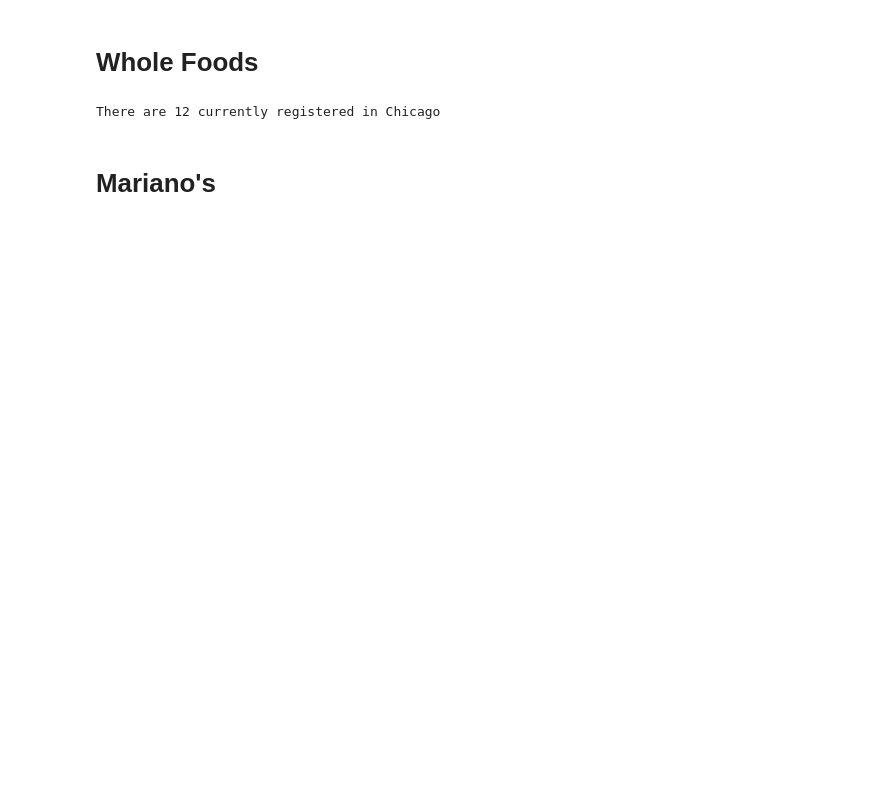
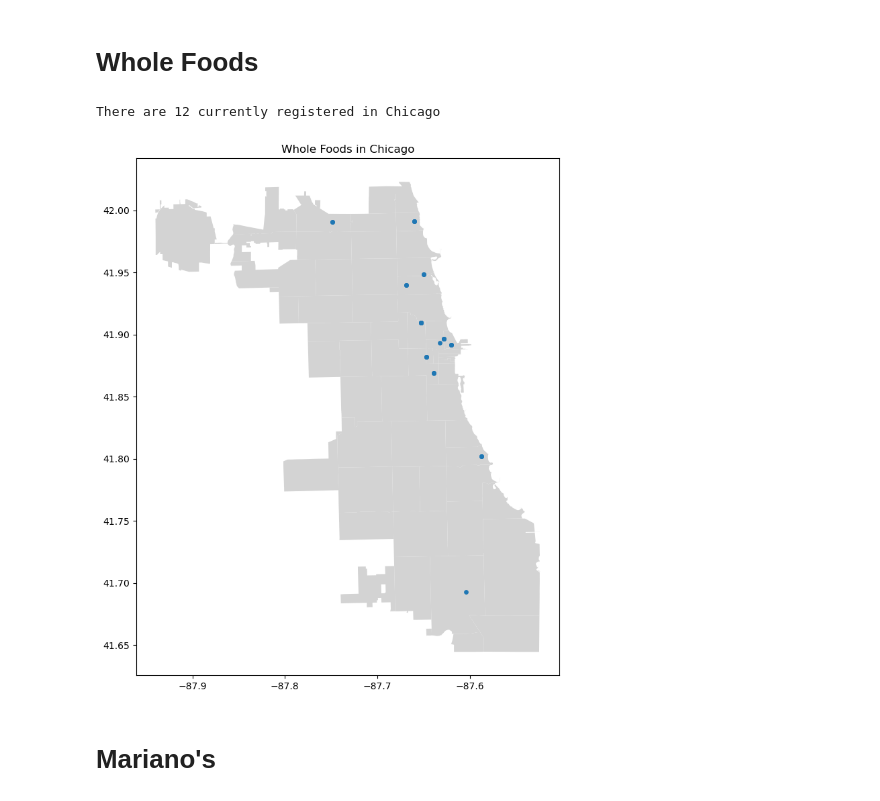
Before and after one commit to j-max/chicago_data, a Jupyter notebook: businesses/grocery_stores/grocery_stores.ipynb, the cells around one changed output. Saved outputs shown, nothing was run; the diff lists cells and outputs as text; code cells hidden in the pictures; blank space fills up the shorter version.

```diff
--- a/businesses/grocery_stores/grocery_stores.ipynb
+++ b/businesses/grocery_stores/grocery_stores.ipynb
@@ -70,6 +94,16 @@ wholefoods = business_df[business_df["doing_business_as_name"] == "WHOLE FOODS M
+# %%
+
+wholefoods = business_df[
+    business_df[grocery_store_ids["whole_foods"]["col_name"]] == grocery_store_ids["whole_foods"]["name"]
+]
 # %%
 print(f"There are {wholefoods["address"].nunique()} currently registered in Chicago")
 # %% [output]
 There are 12 currently registered in Chicago
+# %%
+wf_geo_df = create_geo_df(wholefoods)
+create_chicago_map(wf_geo_df, markersize=15, title="Whole Foods in Chicago")
+# %% [output]
+[figure, added]
 # %% [markdown]
 # Mariano's
```
Also changed, not shown: parts of 33 cells of this notebook, 4 other files.
